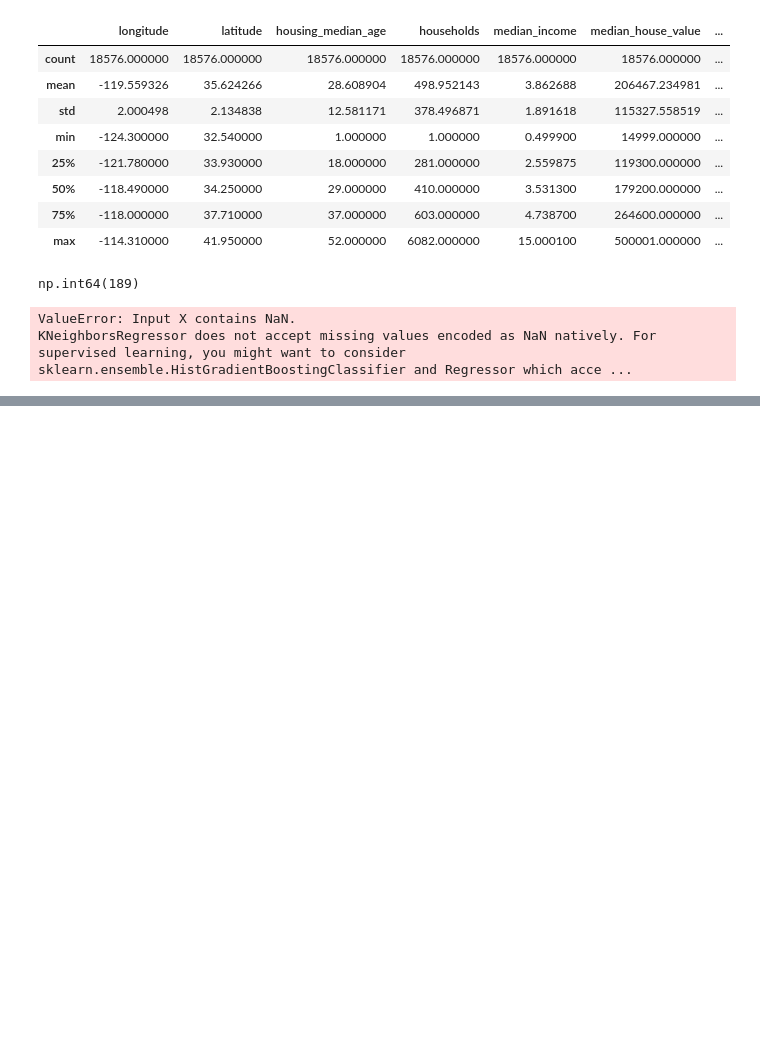
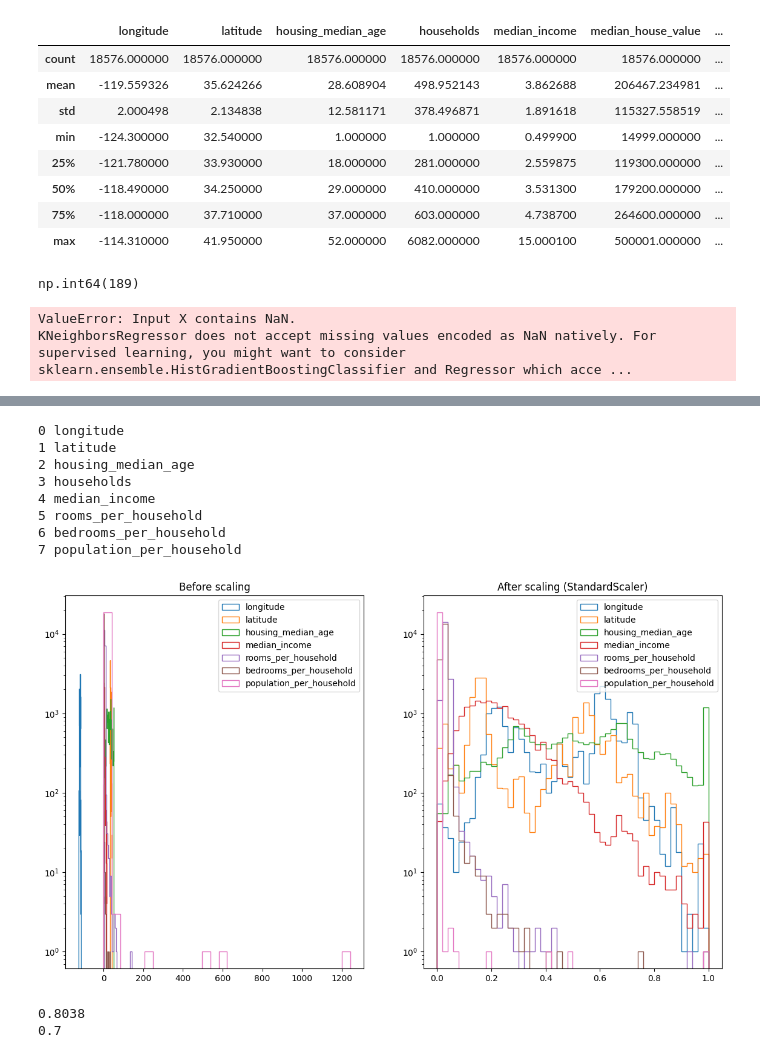
Before and after one commit to stephBRON/MachineLearning, a Jupyter notebook: Tutorials/module5_omar.ipynb, the cells around one changed output, grey strips where cells are left out. Cells and saved outputs as stored; diff of their text form; code cells hidden in the pictures; blank space fills up the shorter version.

```diff
--- a/Tutorials/module5_omar.ipynb
+++ b/Tutorials/module5_omar.ipynb
@@ -497,0 +580,6 @@ KNeighborsRegressor does not accept missing values encoded as NaN natively. For
+# %%
+knn = KNeighborsRegressor()
+knn.fit(X_train_imp, y_train)
+print(round(knn.score(X_train_imp, y_train),4))
+
+print(round(knn.score(X_test_imp, y_test),4))
@@ -497,0 +606,7 @@ KNeighborsRegressor does not accept missing values encoded as NaN natively. For
+# %%
+scaler = MinMaxScaler()
+
+X_train_scaled = scaler.fit_transform(X_train_imp)
+X_test_scaled = scaler.transform(X_test_imp)
+
+pd.DataFrame(X_train_scaled, columns=X_train.columns, index=X_train.index).head()
@@ -497,0 +620,35 @@ KNeighborsRegressor does not accept missing values encoded as NaN natively. For
+# %%
+fig, (ax1, ax2) = plt.subplots(1, 2, figsize=(14, 8))
+
+for i, col in enumerate(X_train.columns):
+    print(i, col)
+
+    if i!=3:
+        # fig, ax = plt.subplots()
+        ax1.hist(X_train_imp[:,i], bins=30, label=col, histtype='step')
+        ax1.legend()
+        ax1.set_yscale('log')
+        ax1.set_title('Before scaling')
+
+        ax2.hist(X_train_scaled[:,i], bins=50, label=col, histtype='step')
+        ax2.legend()
+        ax2.set_yscale('log')
+        ax2.set_title('After scaling (StandardScaler)')
+# %% [output]
+0 longitude
+1 latitude
+2 housing_median_age
+3 households
+4 median_income
+5 rooms_per_household
+6 bedrooms_per_household
+7 population_per_household
+[figure, added]
+# %%
+knn = KNeighborsRegressor()
+knn.fit(X_train_scaled, y_train)
+print(round(knn.score(X_train_scaled, y_train),4))
+print(round(knn.score(X_test_scaled, y_test),4))
+# %% [output]
+0.8038
+0.7
```
Also changed, not shown: parts of 98 cells of this notebook.
